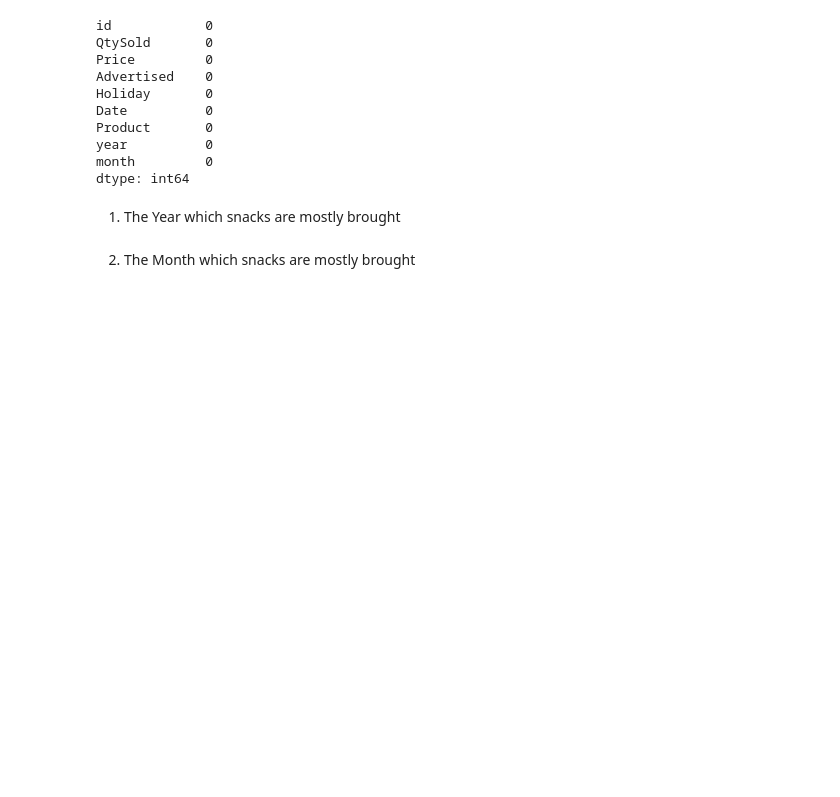
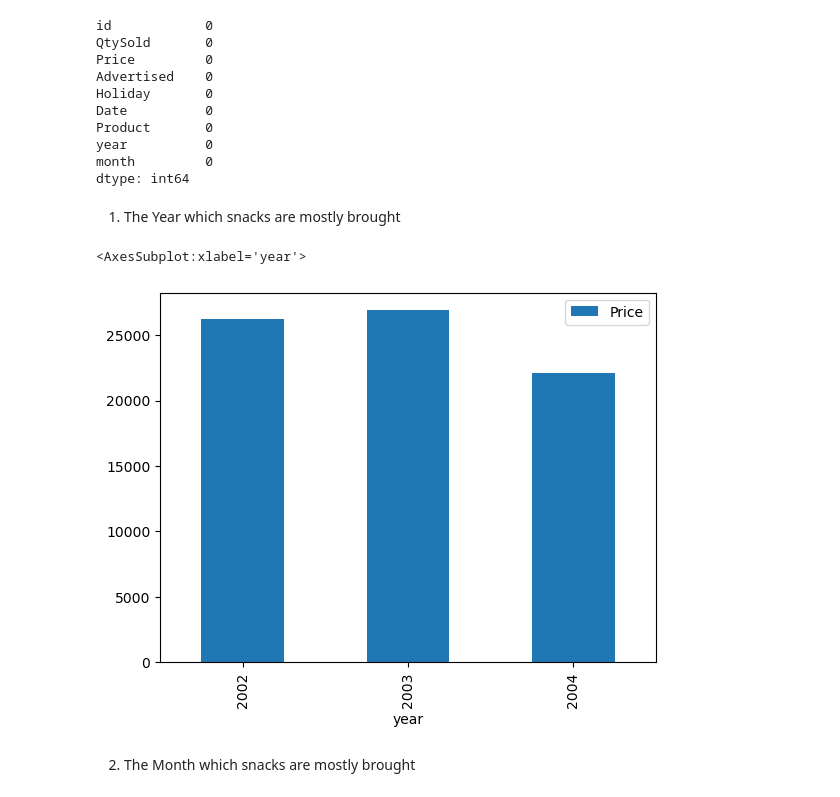
Before and after one commit to Pinkie2849/Snacks_pandas_dataframe, a Jupyter notebook: Snacks.ipynb, the cells around one changed output. Cells and saved outputs as stored; diff of their text form; code cells hidden in the pictures; blank space fills up the shorter version.

```diff
--- a/Snacks.ipynb
+++ b/Snacks.ipynb
@@ -46,5 +46,11 @@ month         0
 dtype: int64
 # %% [markdown]
 1) The Year which snacks are mostly brought
+# %%
+price_date = data.groupby('year').sum().reset_index()
+price_date.plot(x='year',y='Price',kind='bar')
+# %% [output]
+<AxesSubplot:xlabel='year'>
+[figure, added]
 # %% [markdown]
 2) The Month which snacks are mostly brought
```
Also changed, not shown: parts of 4 cells of this notebook.
